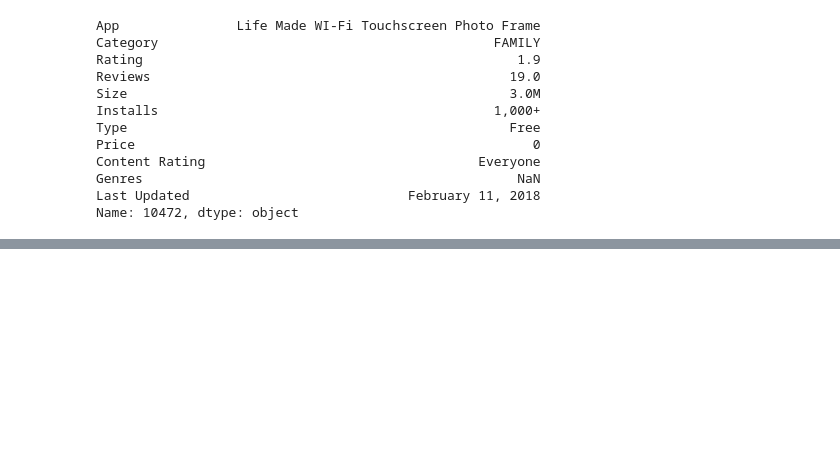
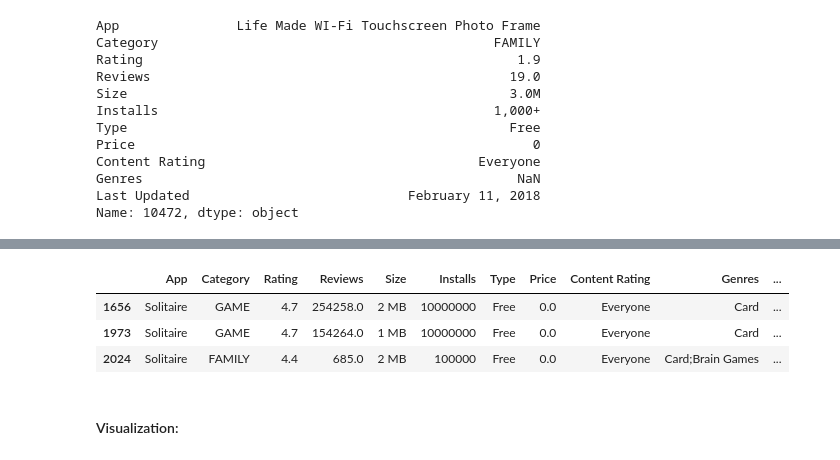
Before and after one commit to GauravSoni24/Portfolio_Apps_2026_27, a Jupyter notebook: analysis_102.ipynb, the cells around one changed output, grey strips where cells are left out. Cells and saved outputs as stored; diff of their text form; code cells hidden in the pictures; blank space fills up the shorter version.

```diff
--- a/analysis_102.ipynb
+++ b/analysis_102.ipynb
@@ -134,0 +437,10 @@ Name: count, dtype: int64
+# %%
+# df.App[df.App.duplicated()]
+df[df.App == 'Solitaire']
+# %% [output]
+|  | App | Category | Rating | Reviews | Size | Installs | Type | Price | Content Rating | Genres | ... |
+| 1656 | Solitaire | GAME | 4.7 | 254258.0 | 2 MB | 10000000 | Free | 0.0 | Everyone | Card | ... |
+| 1973 | Solitaire | GAME | 4.7 | 154264.0 | 1 MB | 10000000 | Free | 0.0 | Everyone | Card | ... |
+| 2024 | Solitaire | FAMILY | 4.4 | 685.0 | 2 MB | 100000 | Free | 0.0 | Everyone | Card;Brain Games | ... |
+# %% [markdown]
+#### Visualization:
```
Also changed, not shown: parts of 26 cells of this notebook, 2 other files.
